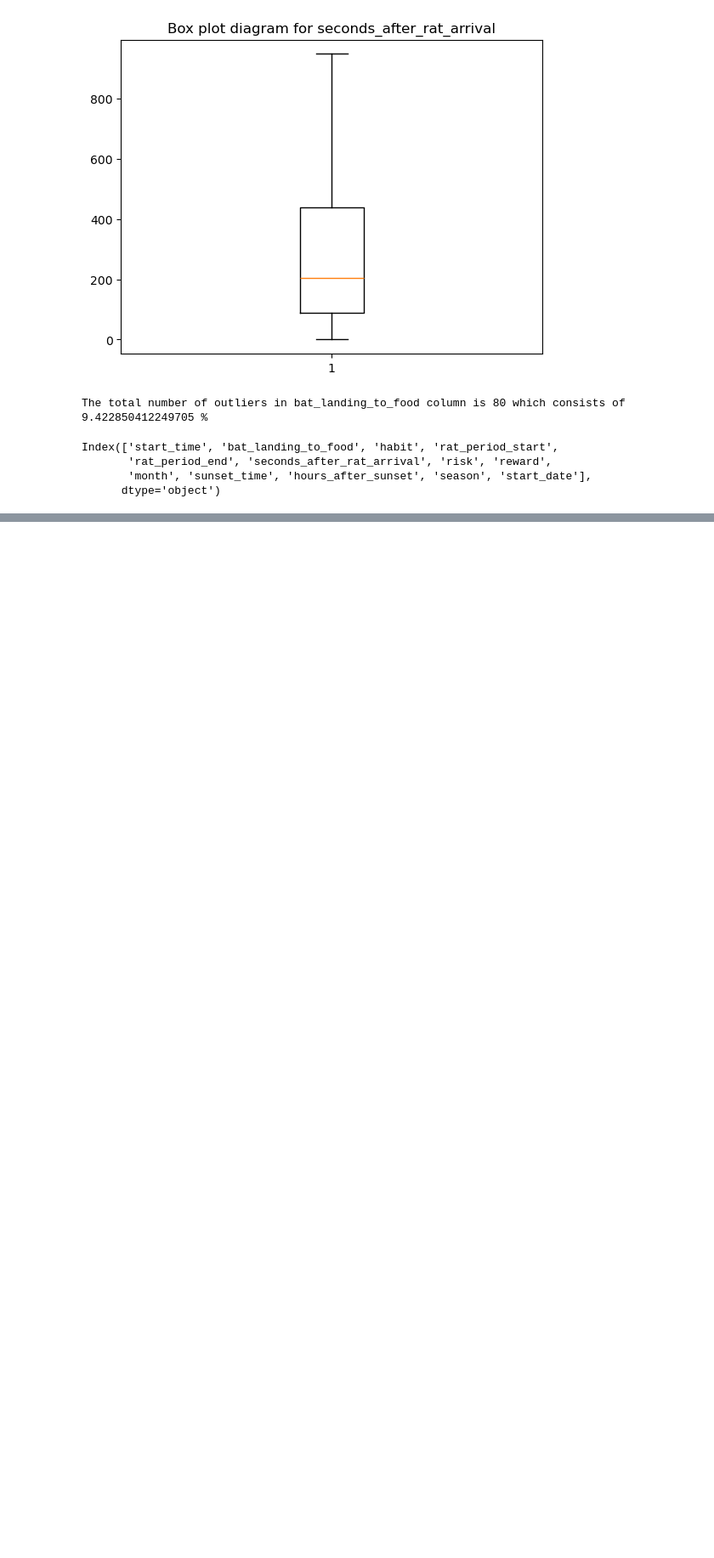
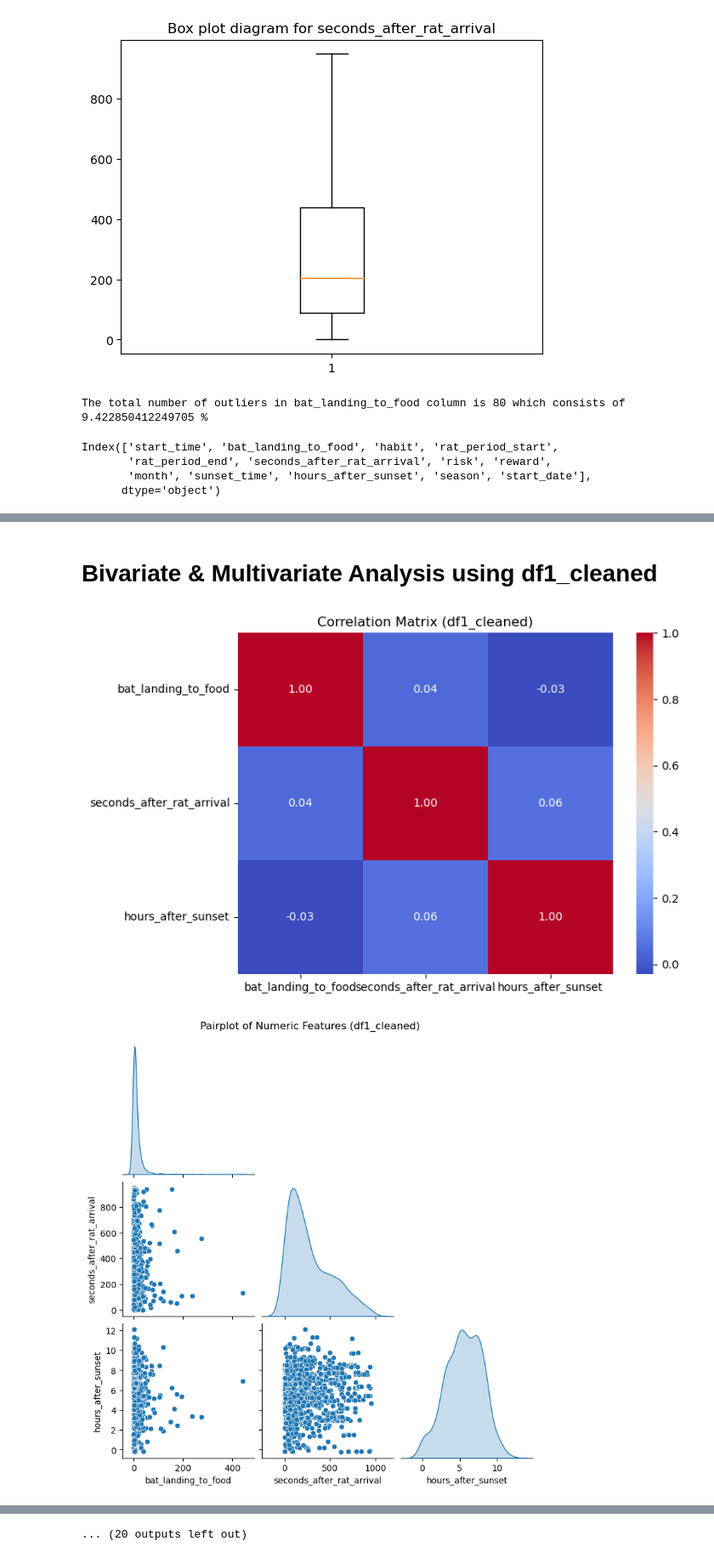
Before and after one commit to Harmonica2001/HIT_140_assessment_2, a Jupyter notebook: Assessment2.ipynb, the cells around one changed output, grey strips where cells are left out. Shown at 85% size. Saved outputs shown, nothing was run; the diff lists cells and outputs as text; code cells hidden in the pictures; blank space fills up the shorter version.

```diff
--- a/Assessment2.ipynb
+++ b/Assessment2.ipynb
@@ -259,0 +458,33 @@ Index(['start_time', 'bat_landing_to_food', 'habit', 'rat_period_start',
+# %% [markdown]
+# Bivariate & Multivariate Analysis using df1_cleaned
+# %%
+
+
+# 1. Correlation Matrix for Numeric Features in df1_cleaned
+corr = df1_cleaned.select_dtypes(include='number').corr()
+plt.figure(figsize=(8, 5))
+sns.heatmap(corr, annot=True, cmap='coolwarm', fmt=".2f")
+plt.title("Correlation Matrix (df1_cleaned)")
+plt.tight_layout()
+plt.show()
+
+# 2. Pairplot for Numeric Features in df1_cleaned
+sns.pairplot(df1_cleaned.select_dtypes(include='number'), diag_kind='kde', corner=True)
+plt.suptitle("Pairplot of Numeric Features (df1_cleaned)", y=1.02)
+plt.show()
+
+# 3. Boxplots: Categorical vs Numeric Features in df1_cleaned
+cat_cols = df1_cleaned.select_dtypes(include='object').columns
+num_cols = df1_cleaned.select_dtypes(include='number').columns
+
+for cat_col in cat_cols:
+    for num_col in num_cols:
+        plt.figure(figsize=(10, 4))
+        sns.boxplot(x=cat_col, y=num_col, data=df1_cleaned, palette='Set2')
+        plt.title(f"{num_col} by {cat_col} (df1_cleaned)")
+        plt.xticks(rotation=45, ha='right')
+        plt.tight_layout()
+        plt.show()
+# %% [output]
+[figure, added]
+[figure, added]
@@ -259,0 +501 @@ Index(['start_time', 'bat_landing_to_food', 'habit', 'rat_period_start',
+... (20 outputs left out)
```
Also changed, not shown: parts of 24 cells of this notebook.
